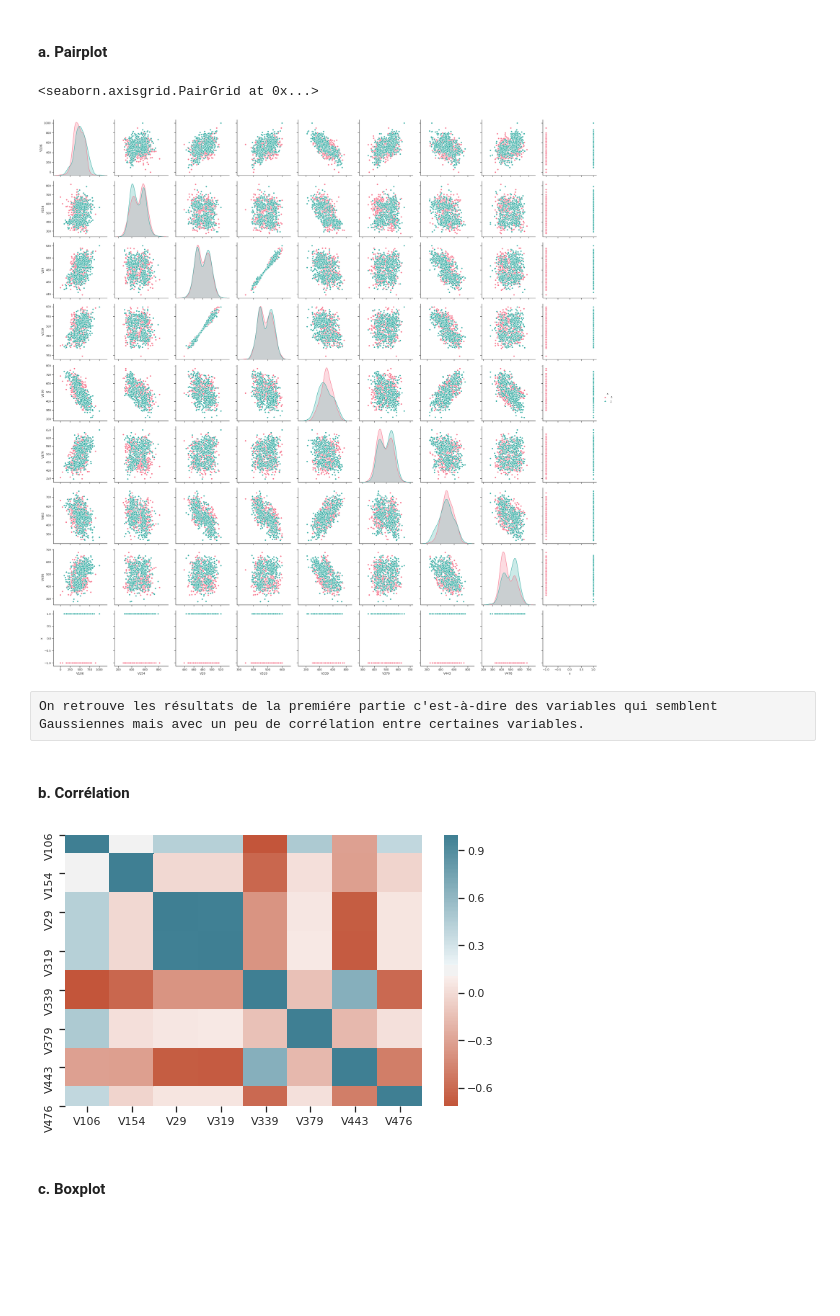
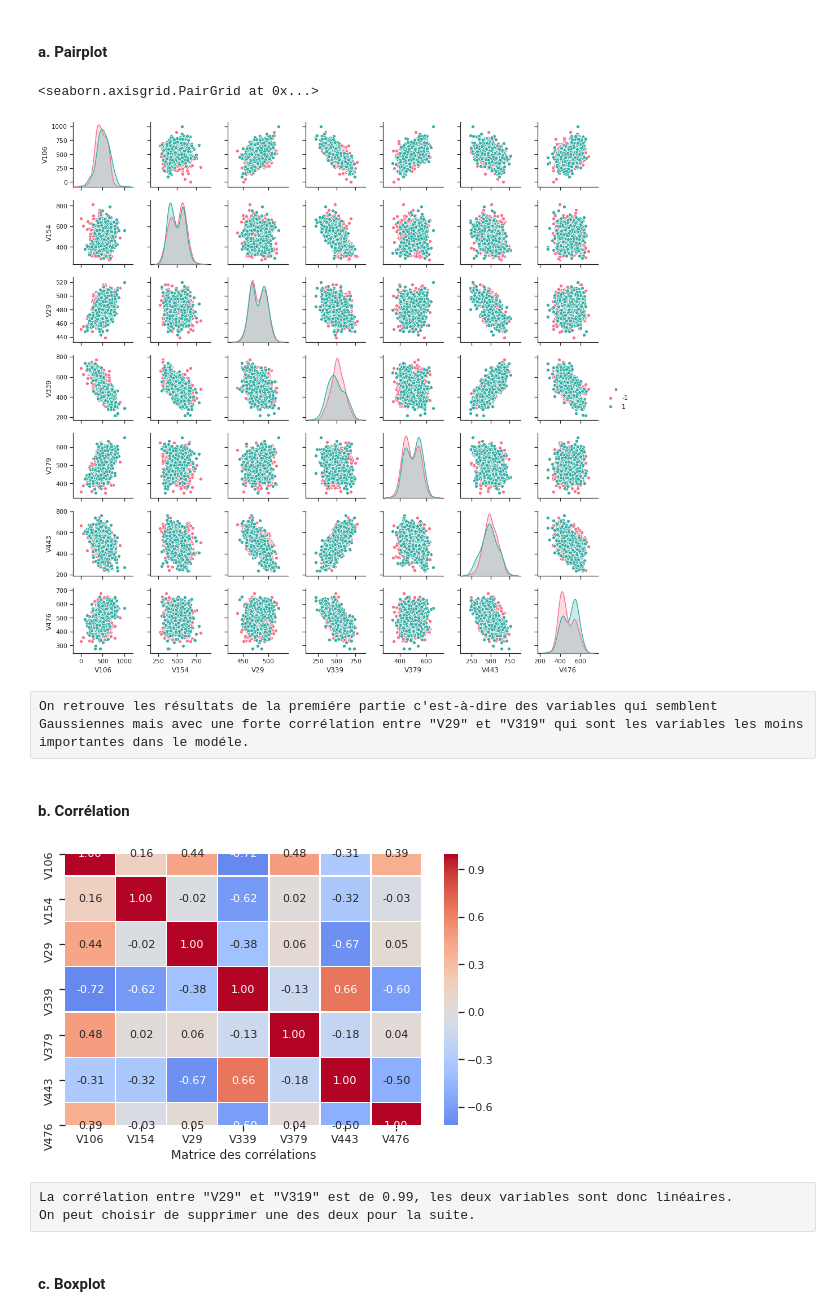
Before and after one commit to Malick-W/Projets, a Jupyter notebook: Statistique_en_grande_dimension/Notebook/WADE_Malick_Exercice_3_Challenge.ipynb, the cells around one changed output. Saved outputs shown, nothing was run; the diff lists cells and outputs as text; code cells hidden in the pictures; blank space fills up the shorter version.

Commit message:
Challenge avec XGBoost_Version_4

```diff
--- a/Statistique_en_grande_dimension/Notebook/WADE_Malick_Exercice_3_Challenge.ipynb
+++ b/Statistique_en_grande_dimension/Notebook/WADE_Malick_Exercice_3_Challenge.ipynb
@@ -206,7 +208,7 @@ dict_keys(['explained_variance', 'r2', 'max_error', 'neg_median_absolute_error',
 # %%
 # Create the RFE object and compute a cross-validated score.
 # The "accuracy" scoring is proportional to the number of correct classifications
-rfecv = RFECV(estimator=DecisionTreeClassifier(), step=1, cv=5, scoring='roc_auc', n_jobs=-1, verbose=10)
+rfecv = RFECV(estimator=DecisionTreeClassifier(), step=1, cv=5, scoring='f1_micro', n_jobs=-1, verbose=10)
 rfecv.fit(X, y)
 # %% [output]
 Fitting estimator with 494 features.
@@ -610,21 +472,26 @@ X.head()
 # %%
 sns.set(style="ticks", color_codes=True)
 Pairplot = pd.concat([X, y], axis=1)
-g = sns.pairplot(Pairplot,  hue="x", height=3.5, palette="husl")
+g = sns.pairplot(Pairplot, vars=DT_Selected_features, hue="x", height=2, palette="husl")
 g
 # %% [output]
 <seaborn.axisgrid.PairGrid at 0x...>
-[figure, old version]
+[figure, new version]
 # %% [raw]
-On retrouve les résultats de la premiére partie c'est-à-dire des variables qui semblent Gaussiennes mais avec un peu de corrélation entre certaines variables.
+On retrouve les résultats de la premiére partie c'est-à-dire des variables qui semblent Gaussiennes mais avec une forte corrélation entre "V29" et "V319" qui sont les variables les moins importantes dans le modéle.
 # %% [markdown]
 #### b. Corrélation
 # %%
 plt.subplots(figsize=(8, 5))
-sns.heatmap(X.corr(),cmap=sns.diverging_palette(20, 220, n=200))
+sns.heatmap(X.corr(),cmap='coolwarm', annot_kws={"size": 11}, annot=True, fmt=".2f",vmax=1,
+     center=0, linewidths=.5)
+plt.xlabel("Matrice des corrélations")
 plt.show()
 # %% [output]
-[figure, old version]
+[figure, new version]
+# %% [raw]
+La corrélation entre "V29" et "V319" est de 0.99, les deux variables sont donc linéaires.
+On peut choisir de supprimer une des deux pour la suite.
 # %% [markdown]
 #### c. Boxplot
 # %%
```
Also changed, not shown: parts of 57 cells of this notebook, 2 other files.
